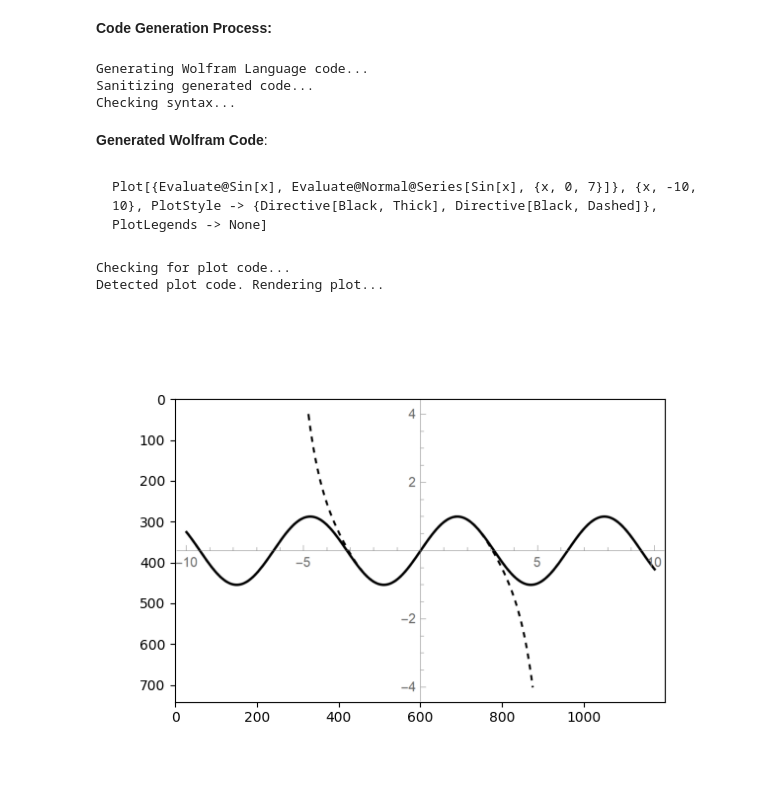
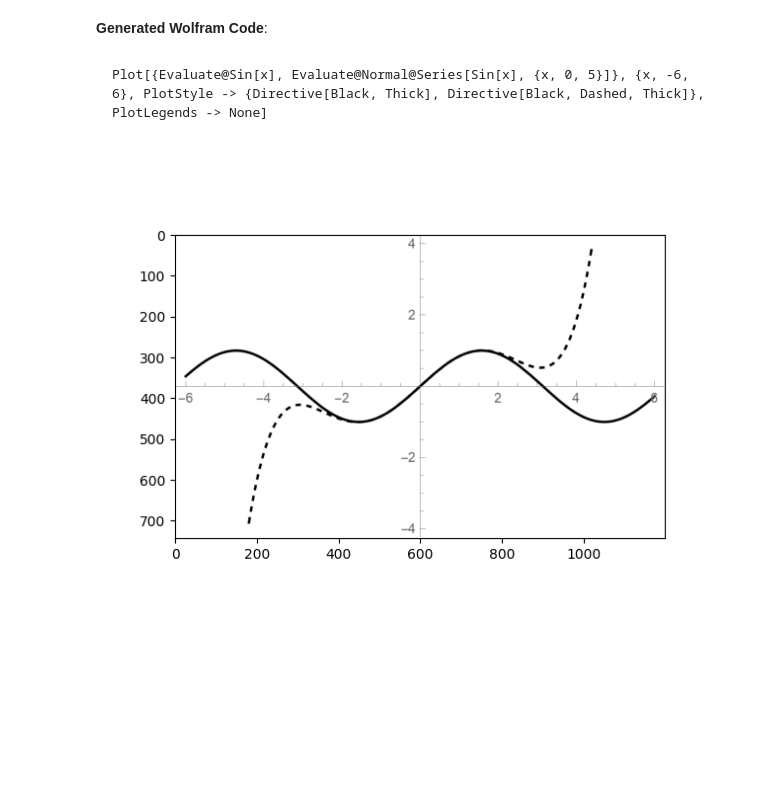
Before and after one commit to mauro-j-sanchirico/personal-experiments, a Jupyter notebook: throwaway/jupyter/2026-03-19_test_wolfram_nlp_interfaces.ipynb, the cells around one changed output. Cells and saved outputs as stored; diff of their text form; code cells hidden in the pictures; blank space fills up the shorter version.

````diff
--- a/throwaway/jupyter/2026-03-19_test_wolfram_nlp_interfaces.ipynb
+++ b/throwaway/jupyter/2026-03-19_test_wolfram_nlp_interfaces.ipynb
@@ -99,22 +81,16 @@ $$\Large -\cos (x) \sin ^{n+1}(x) \sin ^2(x)^{-\frac{n}{2}-\frac{1}{2}} \, {}_2F
 # %%
 wnlc("""
-Plot the function sin(x) and its Taylor series approximation on the same graph for x in the range [-10, 10].
+Plot the function sin(x) and its 5th-order Taylor series approximation on the same graph for x in the range [-6, 6].
 Make the plot black and white, and use different line styles for the two functions.
 Do not include a legend.
 """)
 # %% [output]
-**Code Generation Process:**
+
+**Generated Wolfram Code**:
-Generating Wolfram Language code...
-Sanitizing generated code...
-Checking syntax...
-
-**Generated Wolfram Code**:
+```wolfram
+Plot[{Evaluate@Sin[x], Evaluate@Normal@Series[Sin[x], {x, 0, 5}]}, {x, -6, 6}, PlotStyle -> {Directive[Black, Thick], Directive[Black, Dashed, Thick]}, PlotLegends -> None]
+```
-```wolfram
-Plot[{Evaluate@Sin[x], Evaluate@Normal@Series[Sin[x], {x, 0, 7}]}, {x, -10, 10}, PlotStyle -> {Directive[Black, Thick], Directive[Black, Dashed]}, PlotLegends -> None]
-```
-Checking for plot code...
-Detected plot code. Rendering plot...
-[figure, old version]
+[figure, new version]
 # %%
 wnlc('Generate a complex plot of tanh(x) from -5-5I to 5+5I.')
 # %% [output]
````
Also changed, not shown: parts of 7 cells of this notebook, 3 other files.
